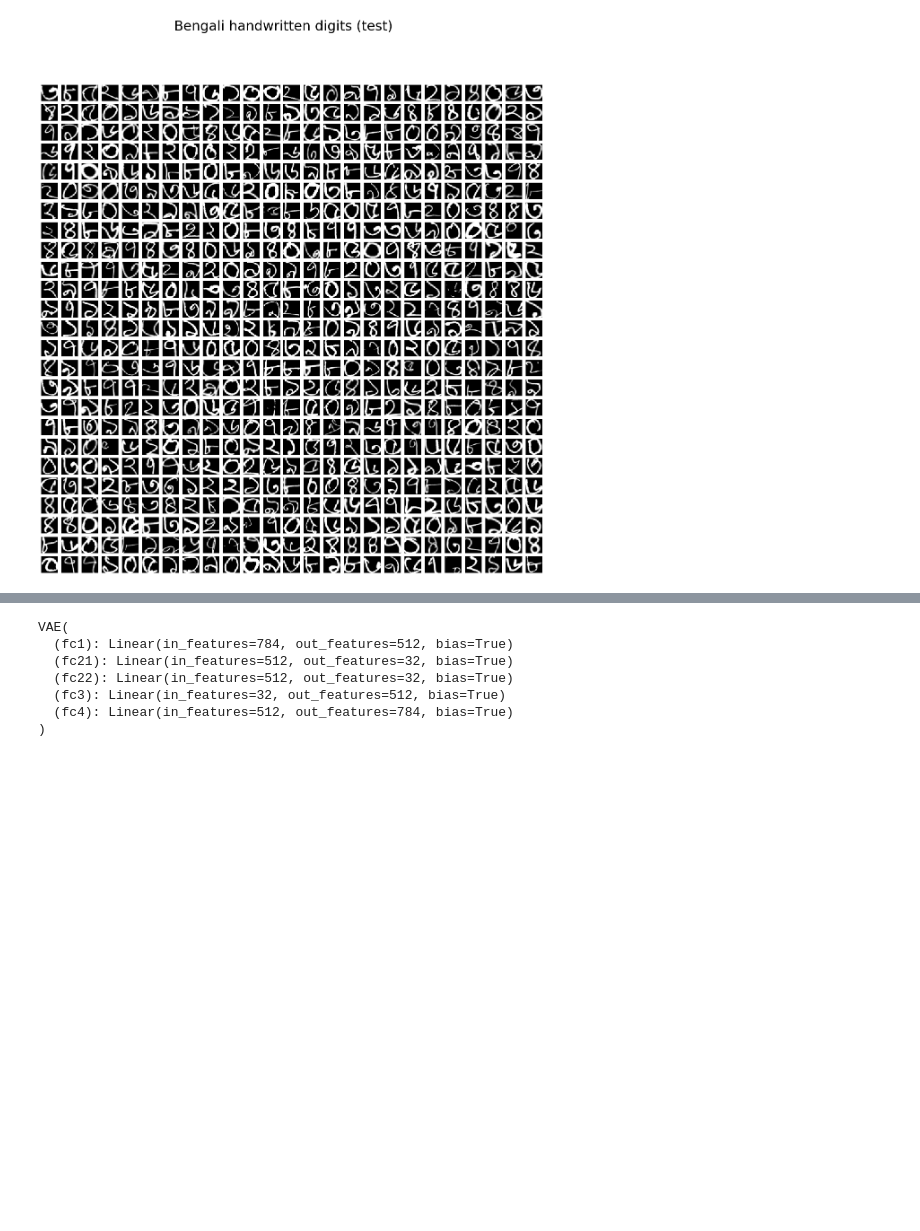
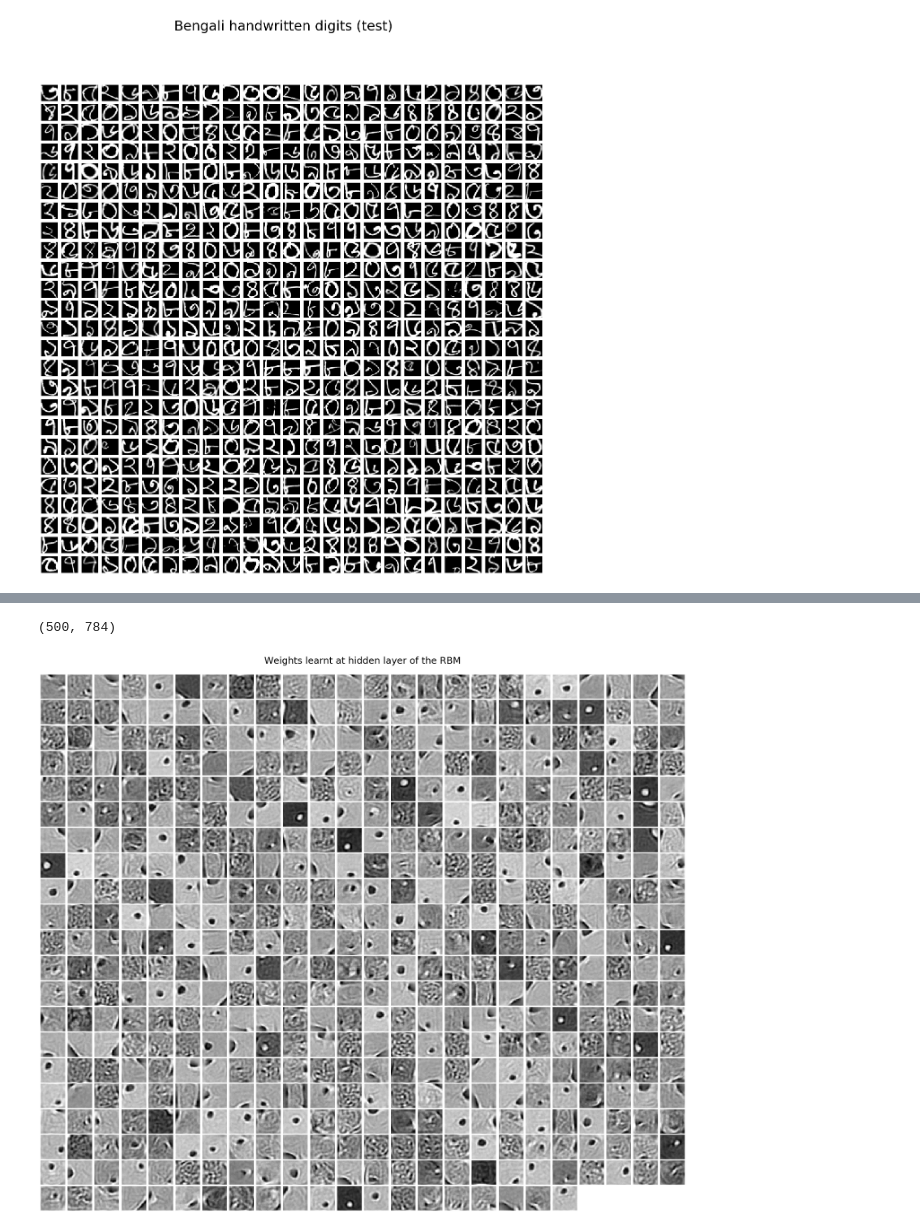
Before and after one commit to PacktPublishing/Python-Image-Processing-Cookbook, a Jupyter notebook: Chapter 10/Chapter 10.ipynb, the cells around one changed output, grey strips where cells are left out. Drawn from its saved outputs; the diff is of its cells as text; code cells hidden in the pictures; blank space fills up the shorter version.

```diff
--- a/Chapter 10/Chapter 10.ipynb
+++ b/Chapter 10/Chapter 10.ipynb
@@ -4,0 +68,8 @@
+# %%
+# normalize
+X_train = np.zeros(train_data.shape)
+for i in range(train_data.shape[0]):
+    X_train[i,:] = train_data[i,:] / np.max(train_data[i,:])
+X_test = np.zeros(test_data.shape)
+for i in range(test_data.shape[0]):
+    X_test[i,:] = test_data[i,:] / np.max(test_data[i,:])
@@ -27,30 +271,26 @@ df.head()
 | 4 | a00004.png | Scan_108_digit_0_num_1.png | 108 | 0 | BHDDB | Buet_Broncos | training-a |
 # %%
 n = 28
-df = pd.read_csv('../training-e.csv')
+df = pd.read_csv('images/training-e.csv')
 
 X_train = np.zeros((df.shape[0], n*n))
 
 for i in range(df.shape[0]):
-    img = rgb2gray(imread('../training-e/' + df.iloc[i]['filename']))
+    img = rgb2gray(imread('images/training-e/' + df.iloc[i]['filename']))
     if i % 1000 == 0: print(i)
-    #img = resize(img, (n,n))
-    # img = 1 - img
     X_train[i,:] = np.array([np.ravel(img)])
 # %%
 from glob import glob
 
 n = 28
-test_images = glob('../testing-e/*.png')
+test_images = glob('images/testing-e/*.png')
 print(len(test_images))
 
 X_test = np.zeros((len(test_images), n*n))
 
 for i in range(len(test_images)):
     img = rgb2gray(imread(test_images[i]))
-    #if i % 1000 == 0: print(i)
     img = resize(img, (n,n))
-    # img = 1 - img
     X_test[i,:] = np.array([np.ravel(img)])
 # %%
 indices = np.random.choice(range(X_train.shape[0]), 625)
@@ -274,10 +489,13 @@ make_dot(out)
-# %%
-print(model)
-# %% [output]
-VAE(
-  (fc1): Linear(in_features=784, out_features=512, bias=True)
-  (fc21): Linear(in_features=512, out_features=32, bias=True)
-  (fc22): Linear(in_features=512, out_features=32, bias=True)
-  (fc3): Linear(in_features=32, out_features=512, bias=True)
-  (fc4): Linear(in_features=512, out_features=784, bias=True)
-)
+# %%
+filter = rbm.W.detach().numpy()
+print(filter.shape)
+plt.figure(figsize=(24,22))
+plt.gray()
+plt.subplots_adjust(left=0, right=1, bottom=0, top=0.95, wspace=0.05, hspace=0.05)
+for i in range(500):
+    plt.subplot(22,24,i+1), plt.imshow(np.reshape(filter[i,:], (n,n))), plt.axis('off')
+plt.suptitle('Weights learnt at hidden layer of the RBM', size=25)
+plt.savefig('rbm_weights.png')
+# %% [output]
+(500, 784)
+[figure, added]
```
Also changed, not shown: parts of 25 cells of this notebook, 13 other files.
